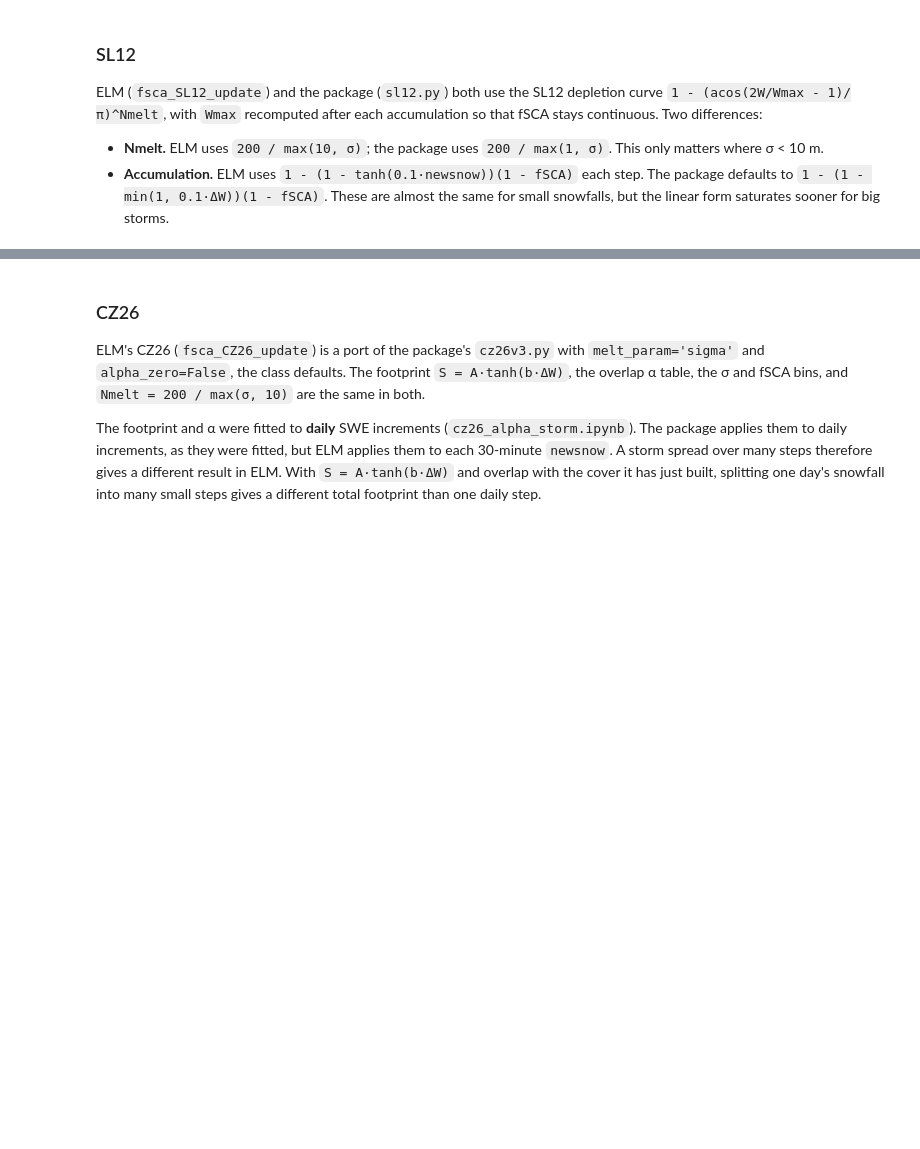
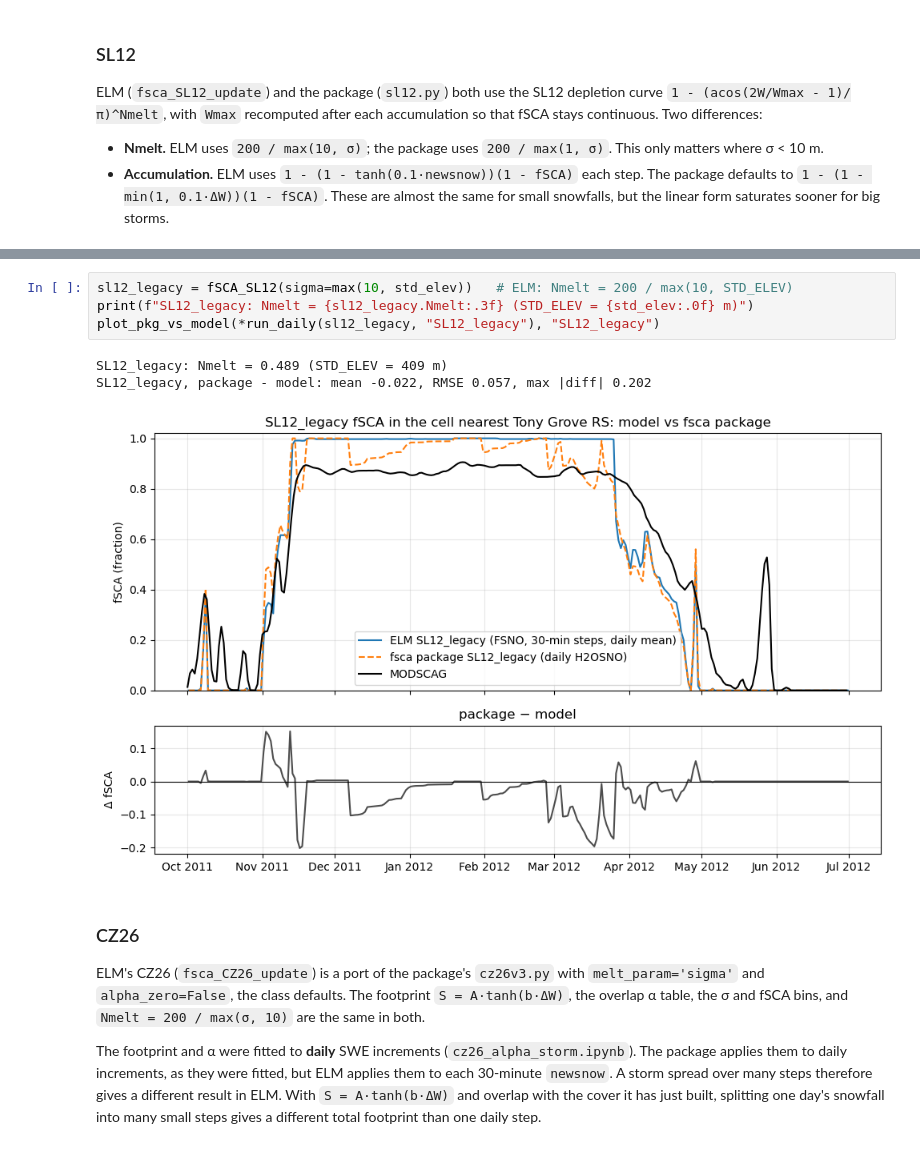
Before and after one commit to chrisrycx/E3SM_run_scripts, a Jupyter notebook: analysis/TG_NLDAS2_WY2012_fsca_sweep.ipynb, the cells around one changed output, grey strips where cells are left out. Cells and saved outputs as stored; diff of their text form; blank space fills up the shorter version.

```diff
--- a/analysis/TG_NLDAS2_WY2012_fsca_sweep.ipynb
+++ b/analysis/TG_NLDAS2_WY2012_fsca_sweep.ipynb
@@ -272,3 +306,11 @@ SL12, package - model: mean +0.006, RMSE 0.017, max |diff| 0.153
+# %%
+sl12_legacy = fSCA_SL12(sigma=max(10, std_elev))   # ELM: Nmelt = 200 / max(10, STD_ELEV)
+print(f"SL12_legacy: Nmelt = {sl12_legacy.Nmelt:.3f} (STD_ELEV = {std_elev:.0f} m)")
+plot_pkg_vs_model(*run_daily(sl12_legacy, "SL12_legacy"), "SL12_legacy")
+# %% [output]
+SL12_legacy: Nmelt = 0.489 (STD_ELEV = 409 m)
+SL12_legacy, package - model: mean -0.022, RMSE 0.057, max |diff| 0.202
+[figure, added]
 # %% [markdown]
 ### CZ26
 
```
Also changed, not shown: parts of 15 cells of this notebook, 6 other files.
